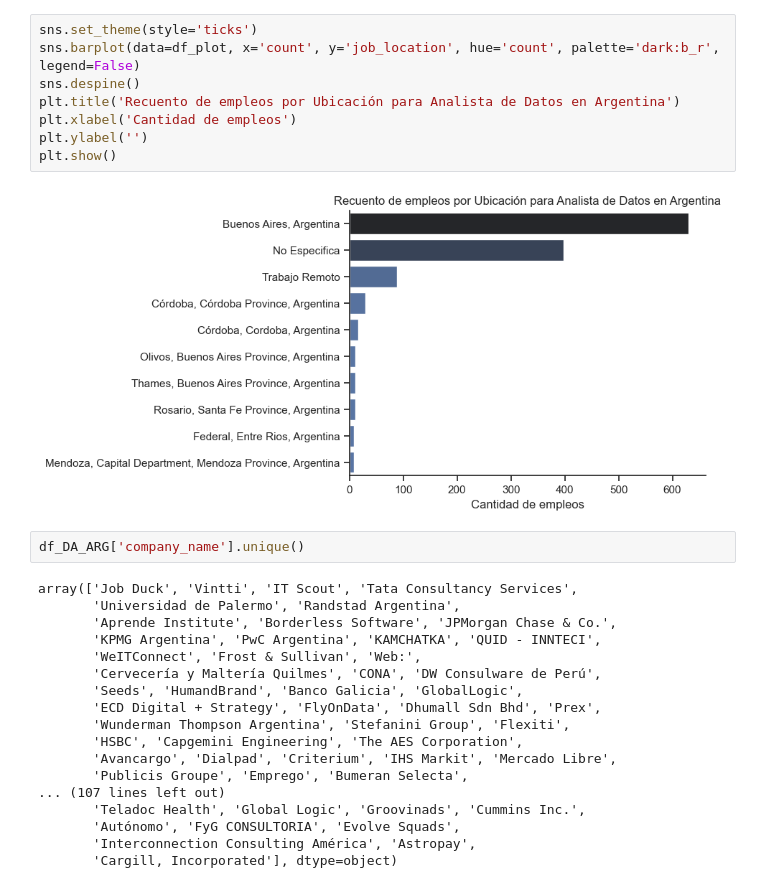
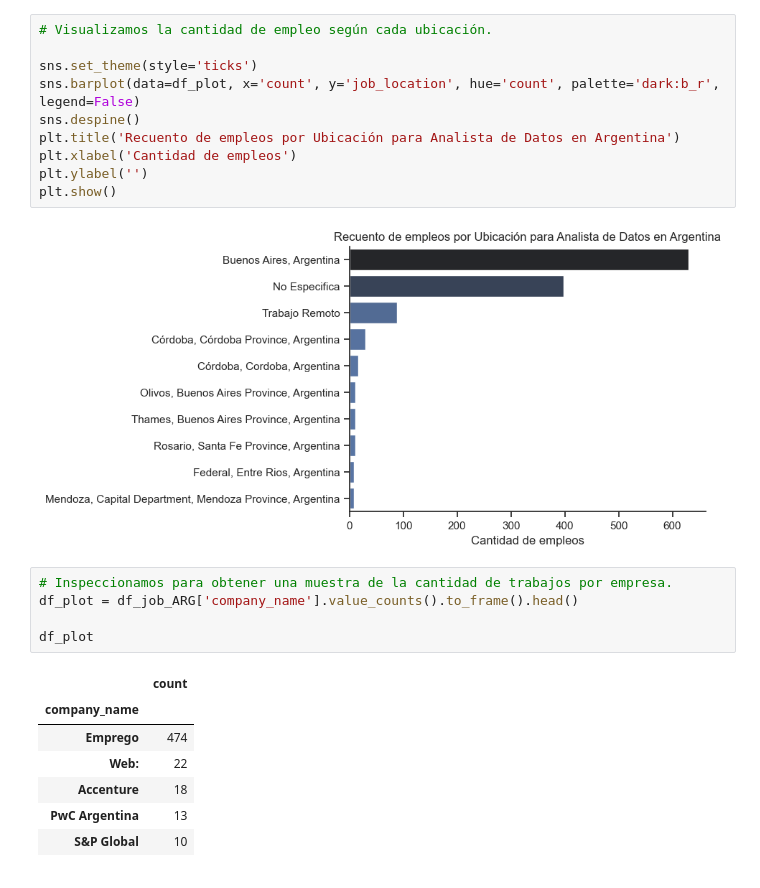
Before and after one commit to gonzaloextremadouro/Python_Analisis_Empleos, a Jupyter notebook: 1_ EDA_Intro.ipynb, the cells around one changed output. Saved outputs shown, nothing was run; the diff lists cells and outputs as text.

```diff
--- a/1_ EDA_Intro.ipynb
+++ b/1_ EDA_Intro.ipynb
@@ -50,4 +62,6 @@ df_plot = df_DA_ARG['job_location'].value_counts().head(10).to_frame()
 # %%
+# Visualizamos la cantidad de empleo según cada ubicación.
+
 sns.set_theme(style='ticks')
 sns.barplot(data=df_plot, x='count', y='job_location', hue='count', palette='dark:b_r', legend=False)
 sns.despine()
@@ -57,24 +71,17 @@ plt.ylabel('')
 plt.show()
 # %% [output]
 [figure]
-# %%
-df_DA_ARG['company_name'].unique()
-# %% [output]
-array(['Job Duck', 'Vintti', 'IT Scout', 'Tata Consultancy Services',
-       'Universidad de Palermo', 'Randstad Argentina',
-       'Aprende Institute', 'Borderless Software', 'JPMorgan Chase & Co.',
-       'KPMG Argentina', 'PwC Argentina', 'KAMCHATKA', 'QUID - INNTECI',
-       'WeITConnect', 'Frost & Sullivan', 'Web:',
-       'Cervecería y Maltería Quilmes', 'CONA', 'DW Consulware de Perú',
-       'Seeds', 'HumandBrand', 'Banco Galicia', 'GlobalLogic',
-       'ECD Digital + Strategy', 'FlyOnData', 'Dhumall Sdn Bhd', 'Prex',
-       'Wunderman Thompson Argentina', 'Stefanini Group', 'Flexiti',
-       'HSBC', 'Capgemini Engineering', 'The AES Corporation',
-       'Avancargo', 'Dialpad', 'Criterium', 'IHS Markit', 'Mercado Libre',
-       'Publicis Groupe', 'Emprego', 'Bumeran Selecta',
-... (107 lines left out)
-       'Teladoc Health', 'Global Logic', 'Groovinads', 'Cummins Inc.',
-       'Autónomo', 'FyG CONSULTORIA', 'Evolve Squads',
-       'Interconnection Consulting América', 'Astropay',
-       'Cargill, Incorporated'], dtype=object)
+# %%
+# Inspeccionamos para obtener una muestra de la cantidad de trabajos por empresa.
+df_plot = df_job_ARG['company_name'].value_counts().to_frame().head()
+
+df_plot
+# %% [output]
+|  | count |
+| company_name |  |
+| Emprego | 474 |
+| Web: | 22 |
+| Accenture | 18 |
+| PwC Argentina | 13 |
+| S&P Global | 10 |
 # %%
```
Also changed, not shown: parts of 10 cells of this notebook.
